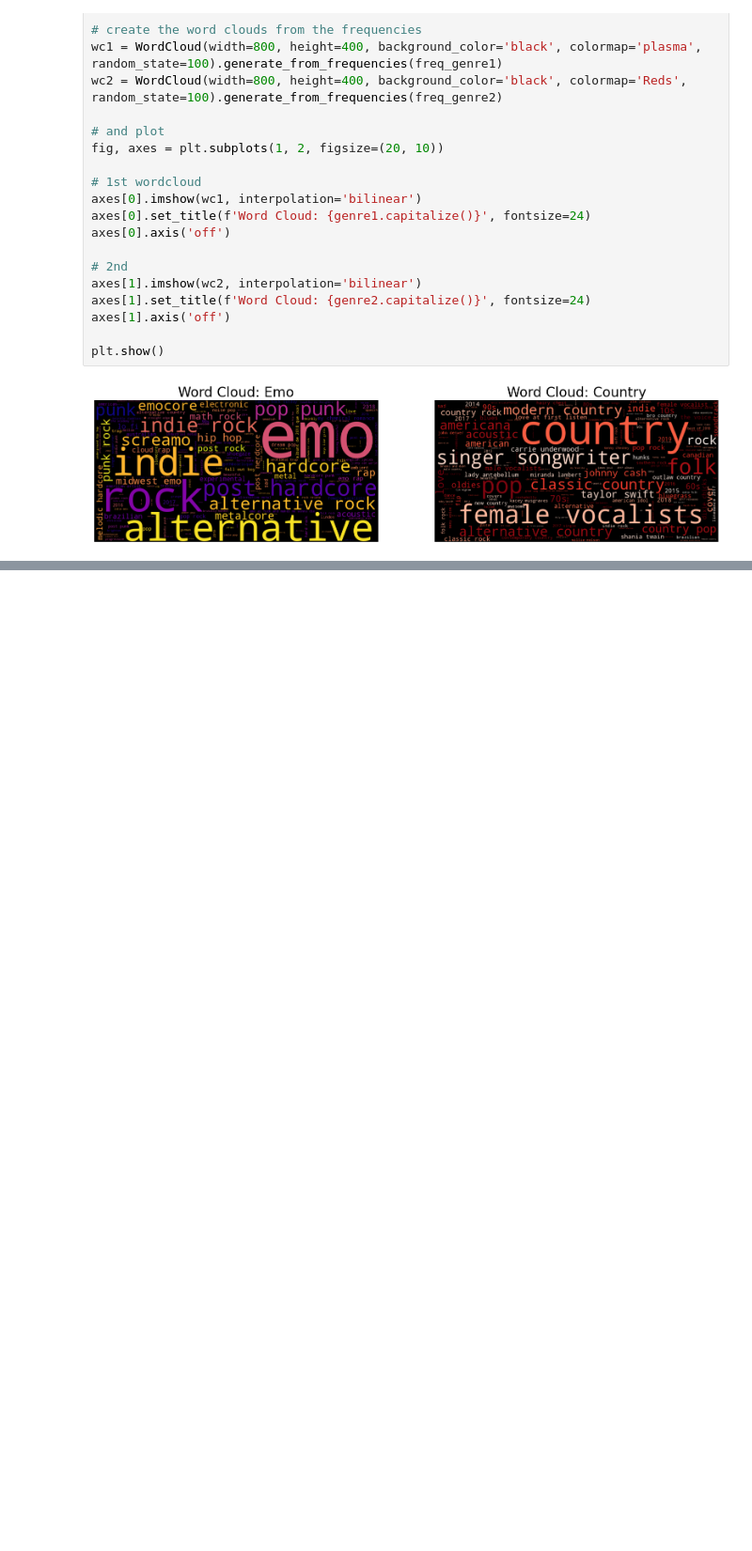
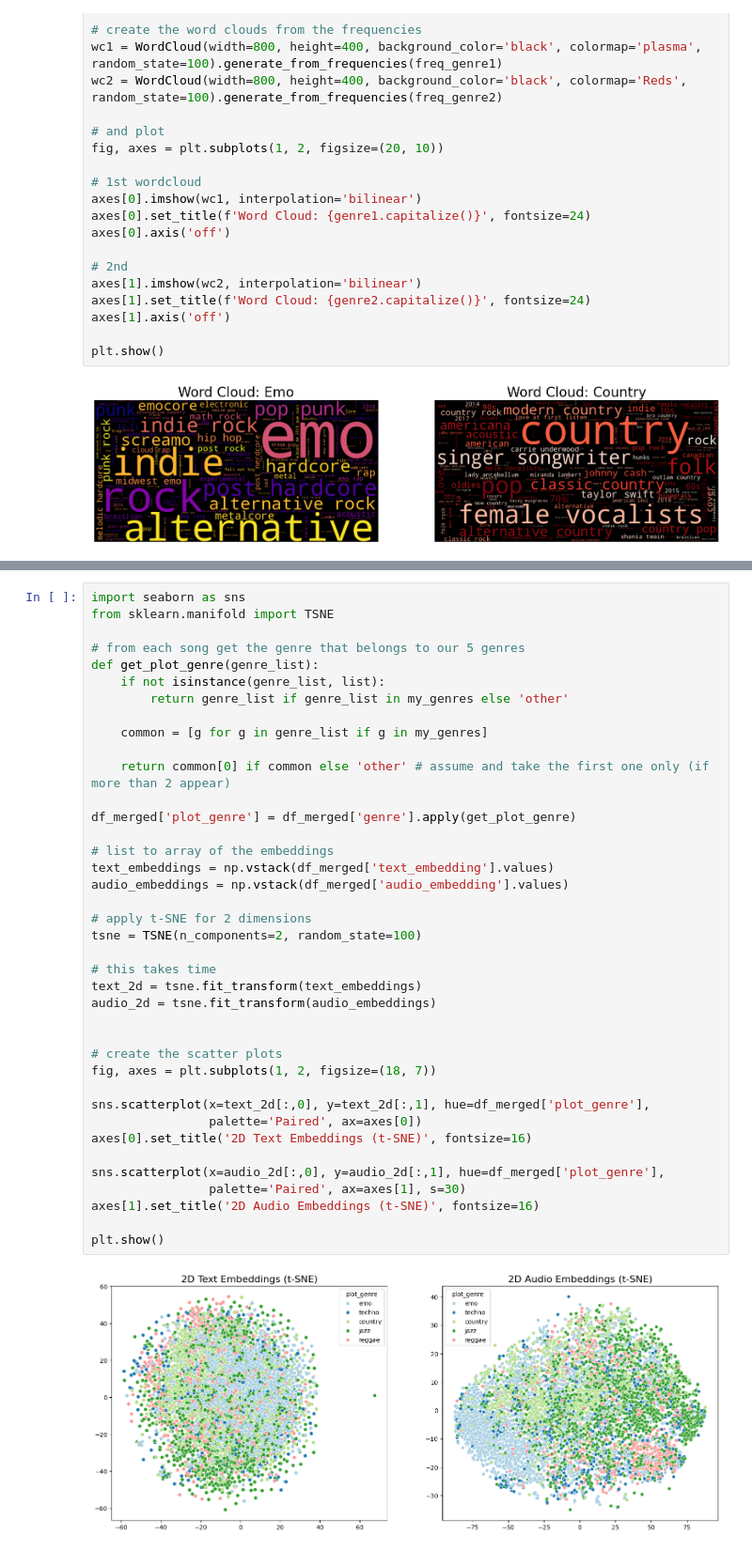
Before and after one commit to antonyza/multimodal-music-analysis, a Jupyter notebook: part1.ipynb, the cells around one changed output, grey strips where cells are left out. Shown at 94% size. Drawn from its saved outputs; the diff is of its cells as text; blank space fills up the shorter version.

```diff
--- a/part1.ipynb
+++ b/part1.ipynb
@@ -480,0 +515,41 @@ plt.show()
+# %%
+import seaborn as sns
+from sklearn.manifold import TSNE
+
+# from each song get the genre that belongs to our 5 genres
+def get_plot_genre(genre_list):
+    if not isinstance(genre_list, list):
+        return genre_list if genre_list in my_genres else 'other'
+
+    common = [g for g in genre_list if g in my_genres]
+
+    return common[0] if common else 'other' # assume and take the first one only (if more than 2 appear)
+
+df_merged['plot_genre'] = df_merged['genre'].apply(get_plot_genre)
+
+# list to array of the embeddings
+text_embeddings = np.vstack(df_merged['text_embedding'].values)
+audio_embeddings = np.vstack(df_merged['audio_embedding'].values)
+
+# apply t-SNE for 2 dimensions
+tsne = TSNE(n_components=2, random_state=100)
+
+# this takes time
+text_2d = tsne.fit_transform(text_embeddings)
+audio_2d = tsne.fit_transform(audio_embeddings)
+
+
+# create the scatter plots
+fig, axes = plt.subplots(1, 2, figsize=(18, 7))
+
+sns.scatterplot(x=text_2d[:,0], y=text_2d[:,1], hue=df_merged['plot_genre'],
+                palette='Paired', ax=axes[0])
+axes[0].set_title('2D Text Embeddings (t-SNE)', fontsize=16)
+
+sns.scatterplot(x=audio_2d[:,0], y=audio_2d[:,1], hue=df_merged['plot_genre'],
+                palette='Paired', ax=axes[1], s=30)
+axes[1].set_title('2D Audio Embeddings (t-SNE)', fontsize=16)
+
+plt.show()
+# %% [output]
+[figure, added]
```
Also changed, not shown: parts of 20 cells of this notebook.
